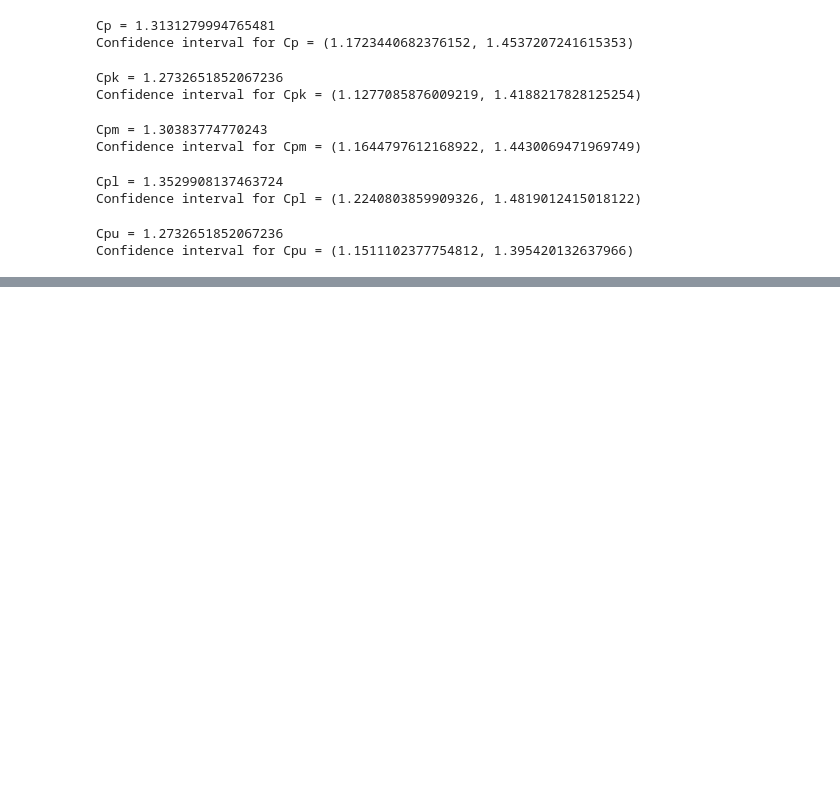
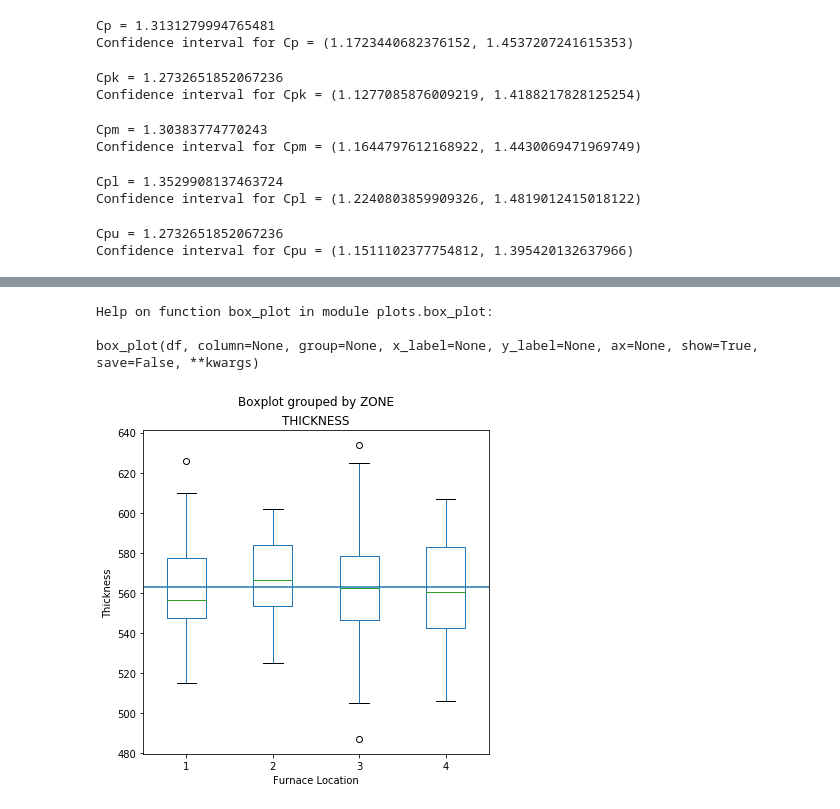
Before and after one commit to buidinhan/eda, a Jupyter notebook: case_studies/furnace.ipynb, the cells around one changed output, grey strips where cells are left out. Saved outputs shown, nothing was run; the diff lists cells and outputs as text; code cells hidden in the pictures; blank space fills up the shorter version.

```diff
--- a/case_studies/furnace.ipynb
+++ b/case_studies/furnace.ipynb
@@ -468,0 +505,18 @@ The above capability analysis indicates that the process is capable and we can p
+# %%
+help(box_plot)
+# %% [output]
+Help on function box_plot in module plots.box_plot:
+
+box_plot(df, column=None, group=None, x_label=None, y_label=None, ax=None, show=True, save=False, **kwargs)
+# %%
+fig, ax = plt.subplots(figsize=(6, 6))
+
+box_plot(df, column="THICKNESS", group="ZONE", x_label="Furnace Location",
+         y_label="Thickness", ax=ax, show=False, grid=False)
+
+mean = df["THICKNESS"].mean()
+ax.axhline(y=mean)
+
+plt.show()
+# %% [output]
+[figure, added]
```
Also changed, not shown: parts of 14 cells of this notebook.
